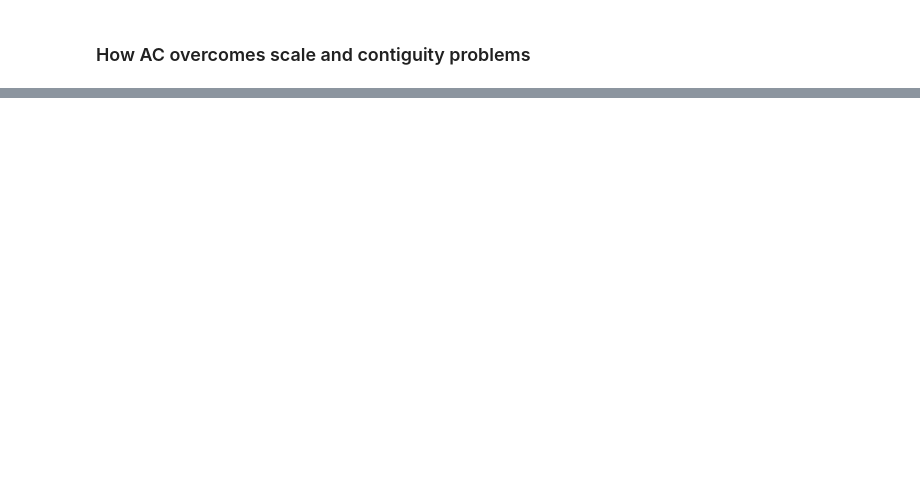
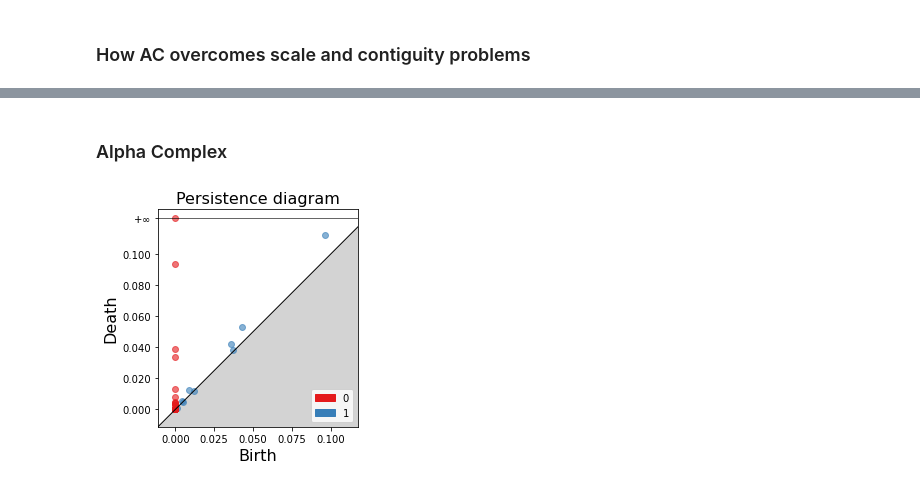
Before and after one commit to freejen/GeospatialPersistentHomology, a Jupyter notebook: Presentation.ipynb, the cells around one changed output, grey strips where cells are left out. Drawn from its saved outputs; the diff is of its cells as text; code cells hidden in the pictures; blank space fills up the shorter version.

```diff
--- a/Presentation.ipynb
+++ b/Presentation.ipynb
@@ -199,0 +254,17 @@ Assumption 2: No 2 edges have the same length. (Doesn't have to be satisfied.)
+# %% [markdown]
+### Alpha Complex
+# %%
+alpha_complex = gudhi.AlphaComplex(points)
+simplex_tree = alpha_complex.create_simplex_tree()
+
+diag = simplex_tree.persistence()
+
+pers_file = 'alpha.pers'
+simplex_tree.write_persistence_diagram(pers_file)
+
+ax = gudhi.plot_persistence_diagram(
+    persistence_file=pers_file,
+    legend=True)
+ax.set_aspect("equal")
+# %% [output]
+[figure, added]
```
Also changed, not shown: parts of 31 cells of this notebook, 3 other files.
